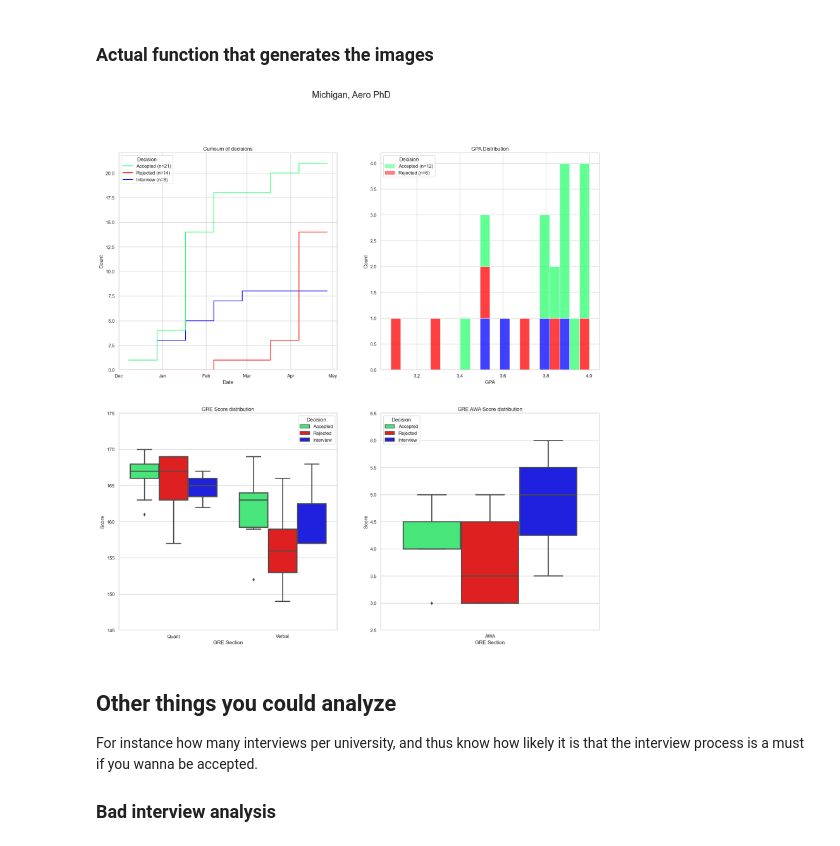
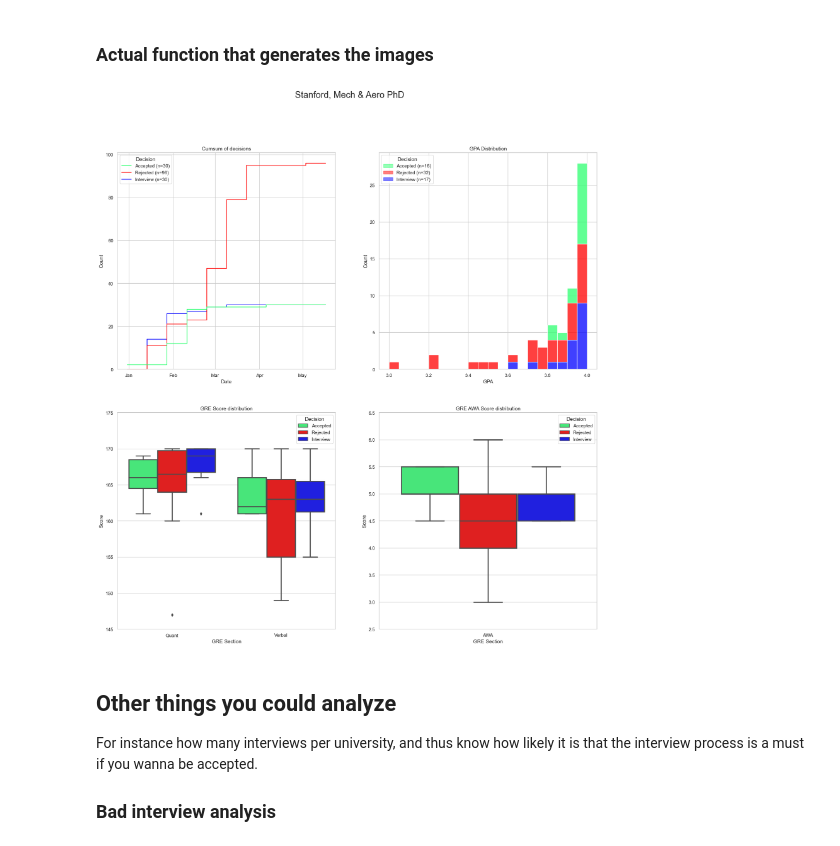
Before and after one commit to beverleyy/gradcafe_analysis, a Jupyter notebook: app/GradAnalysis.ipynb, the cells around one changed output. Saved outputs shown, nothing was run; the diff lists cells and outputs as text; code cells hidden in the pictures.

```diff
--- a/app/GradAnalysis.ipynb
+++ b/app/GradAnalysis.ipynb
@@ -193,7 +193,7 @@ def get_uni_stats(u_df, search: str = None, title: str = None, degree: str = '',
         if hue == 'decisionfin':
             counts = u_df[mscs_filt][hue].value_counts().reindex(hue_order)
             l = [f'{value} (n={count})' for value, count in counts.items()]
-            ax[0][1].legend(handles=[acc_patch, rej_patch], labels=l, title="Decision")
+            ax[0][1].legend(handles=[acc_patch, rej_patch, int_patch], labels=l, title="Decision")
 
     # Get GRE stats
     mscs_filt = create_filter(u_df, degree, status_type, institution = search, gre = True)
@@ -245,10 +245,10 @@ def get_uni_stats(u_df, search: str = None, title: str = None, degree: str = '',
 # %%
 # sometimes interview stats may not really display correctly when filtered
 
-# get_uni_stats(df, title='All Universities', degree='PhD', field='All')
-get_uni_stats(df_1720, search='University of Michigan', title='Michigan', degree='PhD', field='Aero')
+#get_uni_stats(df, title='All Universities', degree='PhD', field='All')
+get_uni_stats(df_1720, search='Stanford', title='Stanford', degree='PhD', field='Mech & Aero')
 # %% [output]
-[figure, old version]
+[figure, new version]
 # %% [markdown]
 ## Other things you could analyze
 
```
Also changed, not shown: parts of 7 cells of this notebook, 6 other files.
